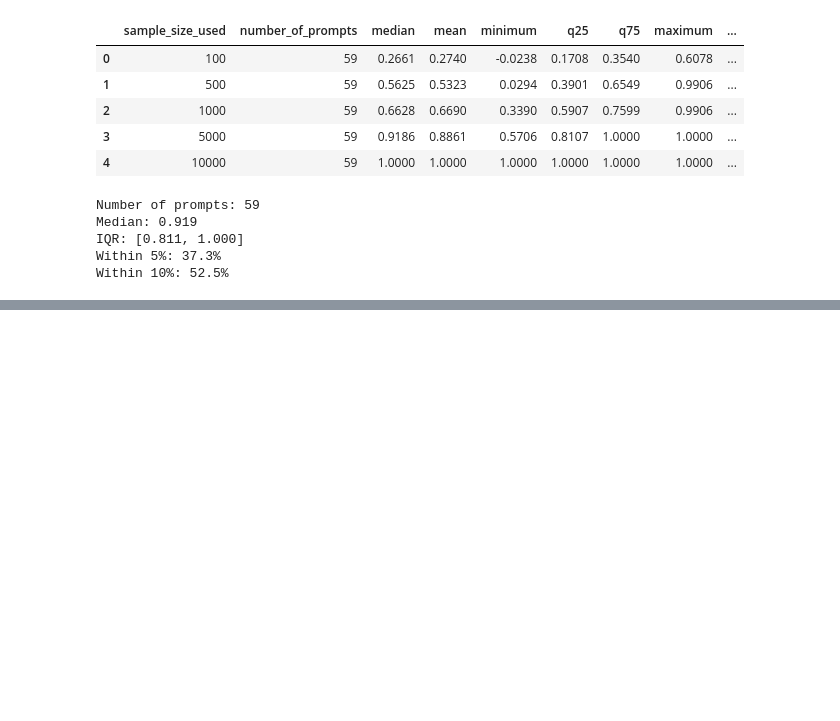
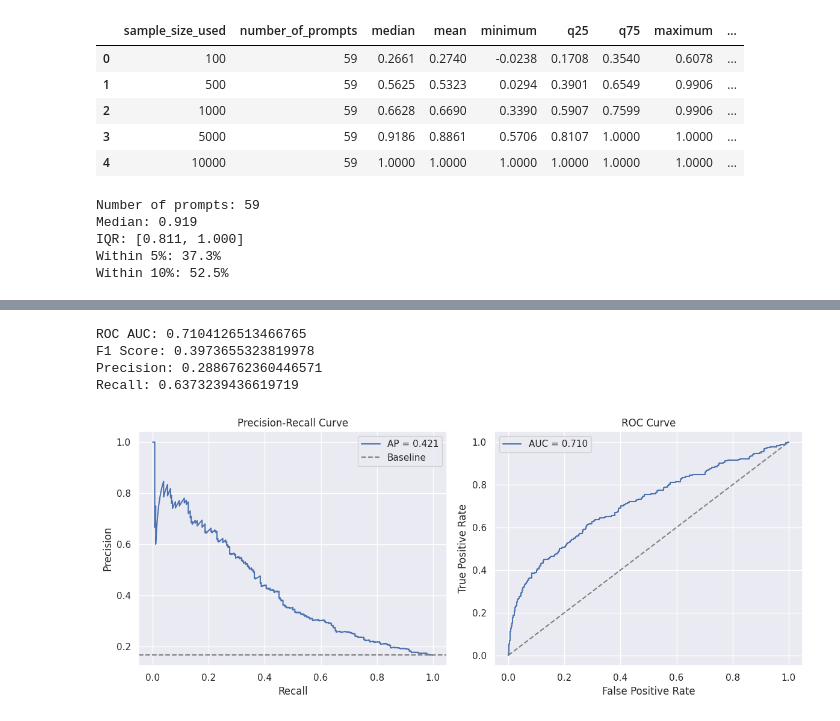
Before and after one commit to OmerBelsky/GRD, a Jupyter notebook: result_tables.ipynb, the cells around one changed output, grey strips where cells are left out. Drawn from its saved outputs; the diff is of its cells as text; code cells hidden in the pictures; blank space fills up the shorter version.

```diff
--- a/result_tables.ipynb
+++ b/result_tables.ipynb
@@ -589,0 +727,8 @@ Monotonicity violations: 0/59 (0.0%)
+# %%
+get_metrics(wild_guard_response_test['label'], y_response_pred, tau=0.75)
+# %% [output]
+ROC AUC: 0.7104126513466765
+F1 Score: 0.3973655323819978
+Precision: 0.2886762360446571
+Recall: 0.6373239436619719
+[figure, added]
```
Also changed, not shown: parts of 8 cells of this notebook, 2 other files.
